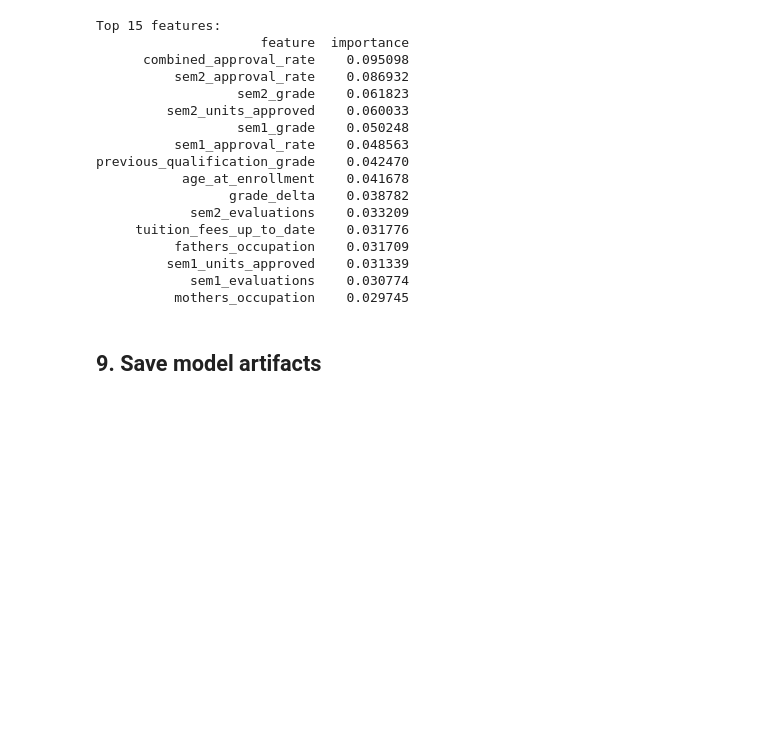
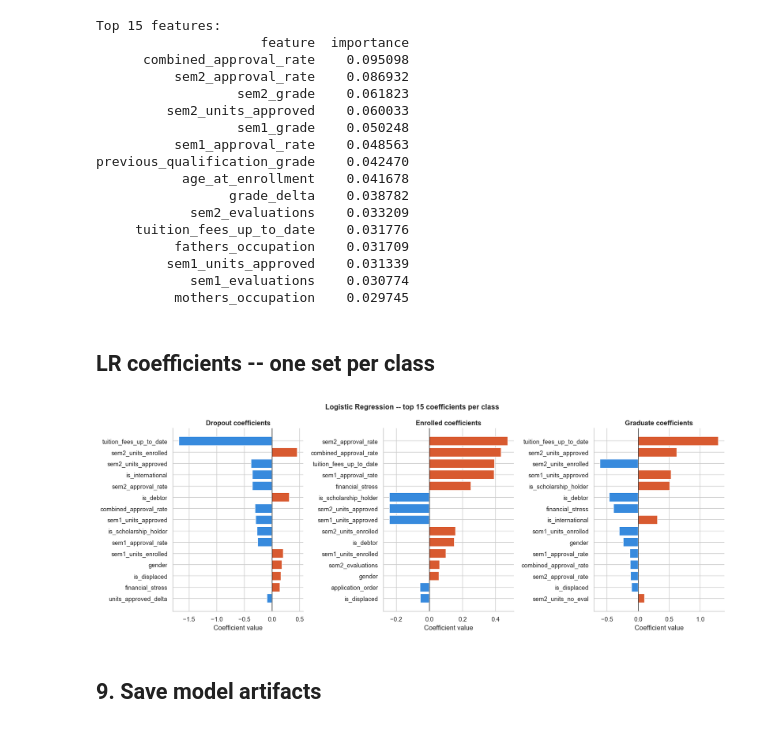
Before and after one commit to Oscar-Gil-Data/student-dropout-retention-predictor, a Jupyter notebook: notebooks/03_modeling.ipynb, the cells around one changed output. Drawn from its saved outputs; the diff is of its cells as text; code cells hidden in the pictures; blank space fills up the shorter version.

```diff
--- a/notebooks/03_modeling.ipynb
+++ b/notebooks/03_modeling.ipynb
@@ -338,6 +338,31 @@ previous_qualification_grade    0.042470
          sem1_units_approved    0.031339
             sem1_evaluations    0.030774
           mothers_occupation    0.029745
+# %% [markdown]
+## LR coefficients -- one set per class
+# %%
+# LR coefficients -- one set per class
+coef_df = pd.DataFrame(
+    lr.coef_,
+    index=classes,
+    columns=X_train.columns
+).T
+
+fig, axes = plt.subplots(1, 3, figsize=(16, 6))
+for i, cls in enumerate(classes):
+    top = coef_df[cls].abs().sort_values(ascending=True).tail(15)
+    colors = ['#D85A30' if coef_df[cls][feat] > 0 else '#378ADD' for feat in top.index]
+    axes[i].barh(top.index, coef_df[cls][top.index], color=colors)
+    axes[i].axvline(x=0, color='black', linewidth=0.8)
+    axes[i].set_title(f'{cls} coefficients', fontweight='bold')
+    axes[i].set_xlabel('Coefficient value')
+
+plt.suptitle('Logistic Regression -- top 15 coefficients per class', fontsize=13, fontweight='bold')
+plt.tight_layout()
+plt.savefig('../data/modeling_lr_coefficients.png', bbox_inches='tight')
+plt.show()
+# %% [output]
+[figure, added]
 # %% [markdown]
 ## 9. Save model artifacts
 # %%
```
Also changed, not shown: 4 other files.
